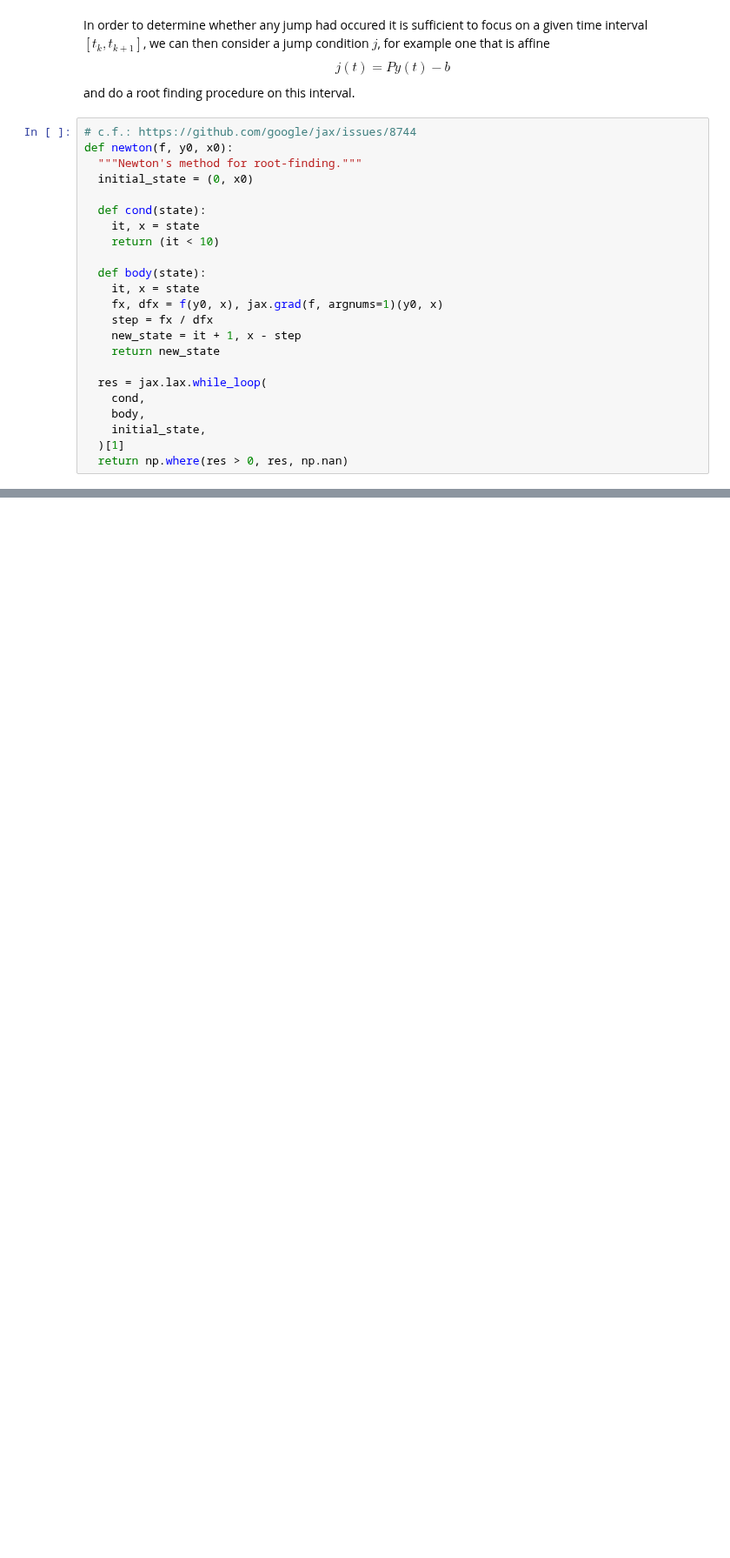
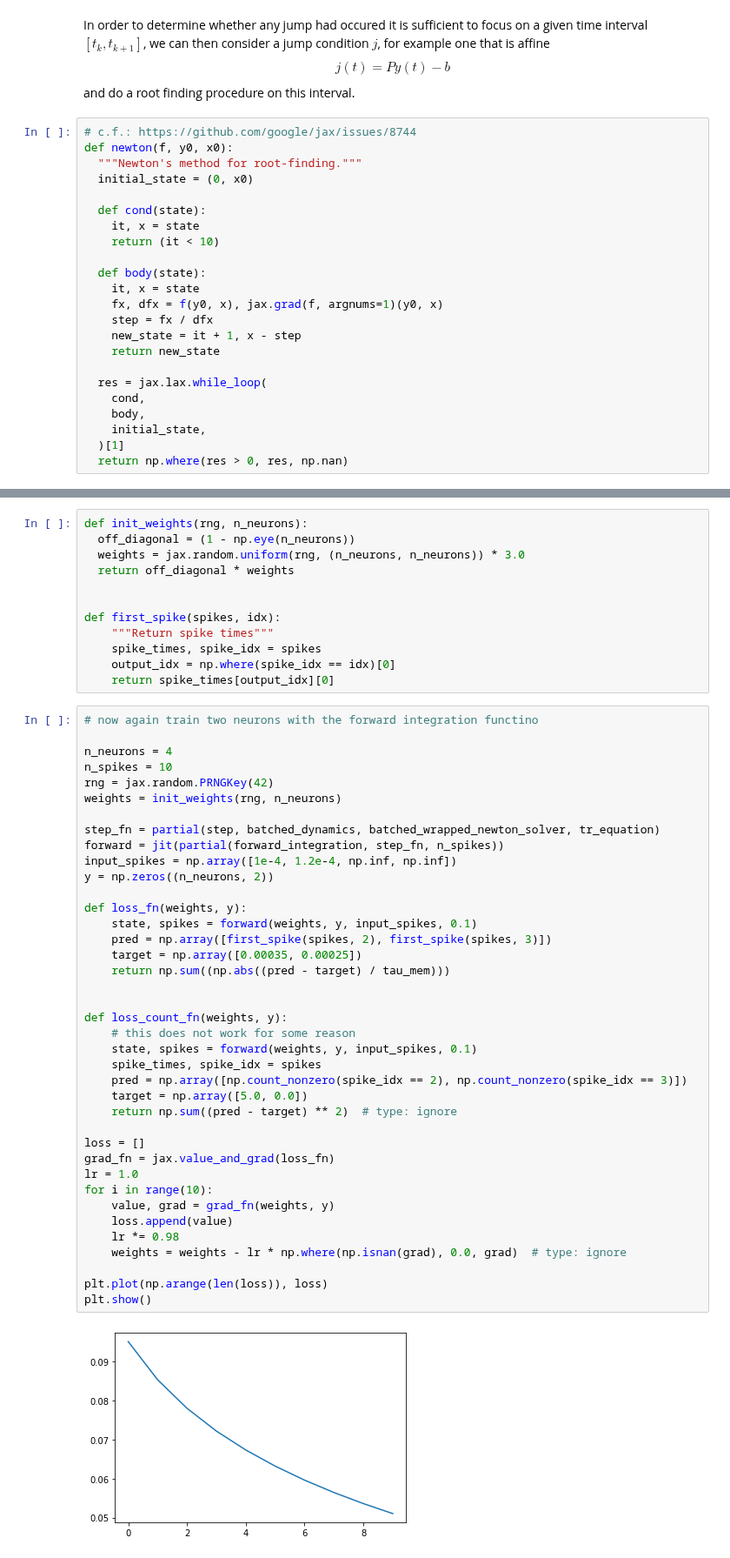
Before and after one commit to electronicvisions/jaxsnn, a Jupyter notebook: jaxsnn/notebooks/exponential_integrators.ipynb, the cells around one changed output, grey strips where cells are left out. Shown at 87% size. Drawn from its saved outputs; the diff is of its cells as text; blank space fills up the shorter version.

```diff
--- a/jaxsnn/notebooks/exponential_integrators.ipynb
+++ b/jaxsnn/notebooks/exponential_integrators.ipynb
@@ -182 +365,54 @@ def forward_integration(
+# %%
+def init_weights(rng, n_neurons):
+  off_diagonal = (1 - np.eye(n_neurons))
+  weights = jax.random.uniform(rng, (n_neurons, n_neurons)) * 3.0
+  return off_diagonal * weights
+
+
+def first_spike(spikes, idx):
+    """Return spike times"""
+    spike_times, spike_idx = spikes
+    output_idx = np.where(spike_idx == idx)[0]
+    return spike_times[output_idx][0]
+# %%
+# now again train two neurons with the forward integration functino
+
+n_neurons = 4
+n_spikes = 10
+rng = jax.random.PRNGKey(42)
+weights = init_weights(rng, n_neurons)
+
+step_fn = partial(step, batched_dynamics, batched_wrapped_newton_solver, tr_equation)
+forward = jit(partial(forward_integration, step_fn, n_spikes))
+input_spikes = np.array([1e-4, 1.2e-4, np.inf, np.inf])
+y = np.zeros((n_neurons, 2))
+
+def loss_fn(weights, y):
+    state, spikes = forward(weights, y, input_spikes, 0.1)
+    pred = np.array([first_spike(spikes, 2), first_spike(spikes, 3)])
+    target = np.array([0.00035, 0.00025])
+    return np.sum((np.abs((pred - target) / tau_mem)))
+
+
+def loss_count_fn(weights, y):
+    # this does not work for some reason
+    state, spikes = forward(weights, y, input_spikes, 0.1)
+    spike_times, spike_idx = spikes
+    pred = np.array([np.count_nonzero(spike_idx == 2), np.count_nonzero(spike_idx == 3)])
+    target = np.array([5.0, 0.0])
+    return np.sum((pred - target) ** 2)  # type: ignore
+
+loss = []
+grad_fn = jax.value_and_grad(loss_fn)
+lr = 1.0
+for i in range(10):
+    value, grad = grad_fn(weights, y)
+    loss.append(value)
+    lr *= 0.98
+    weights = weights - lr * np.where(np.isnan(grad), 0.0, grad)  # type: ignore
+
+plt.plot(np.arange(len(loss)), loss)
+plt.show()
+# %% [output]
+[figure, added]
 # %%
```
Also changed, not shown: parts of 31 cells of this notebook, 33 other files.
